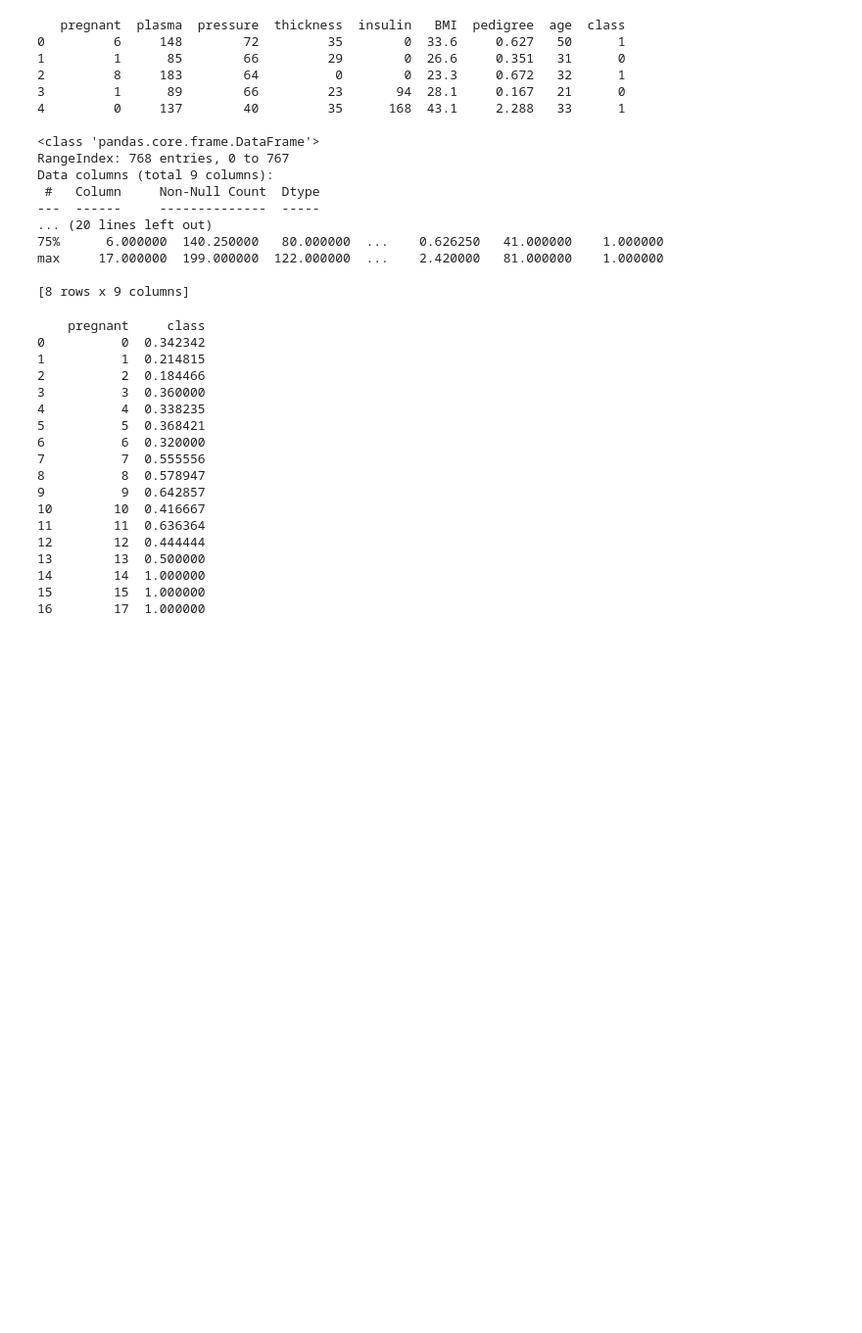
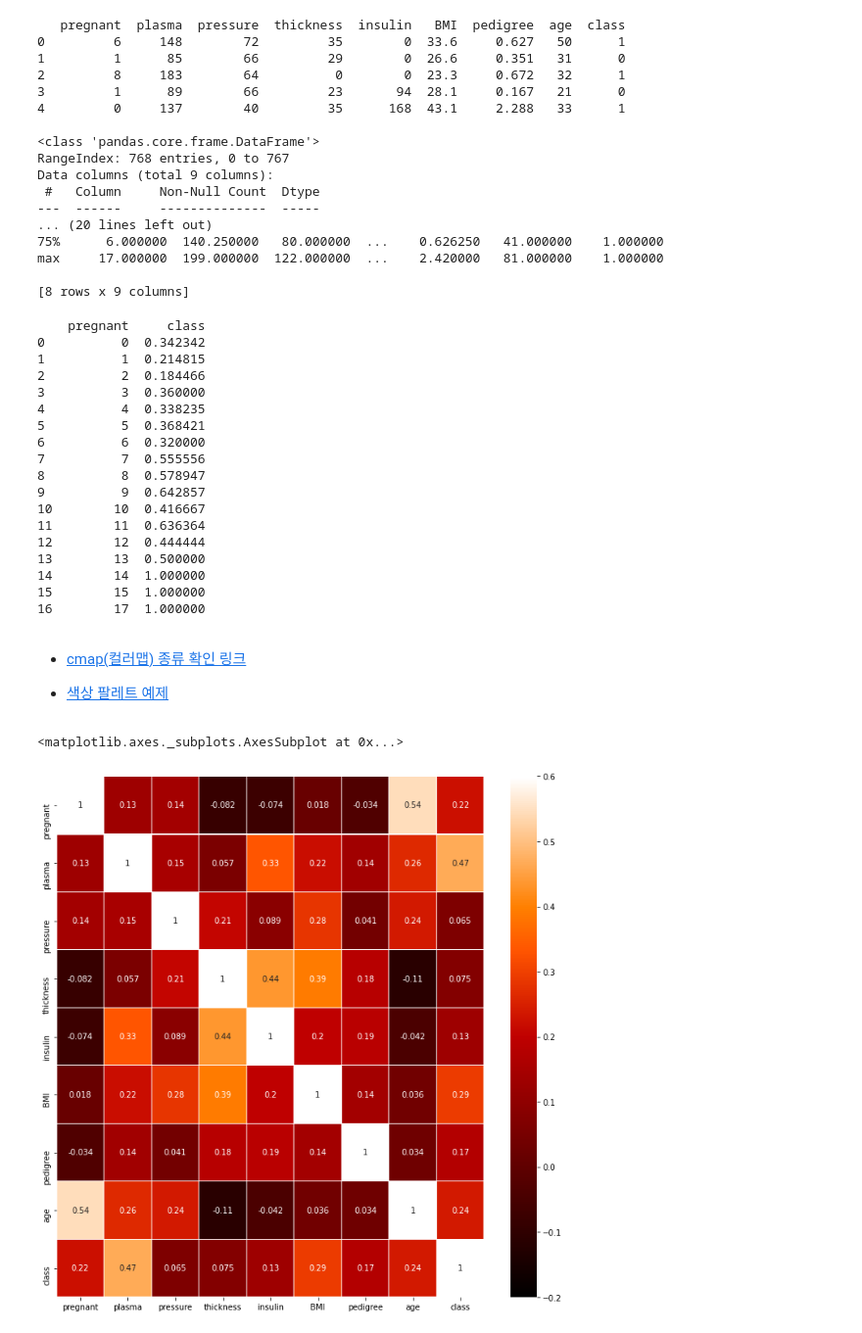
Before and after one commit to MarigoldJ/ygl2, a Jupyter notebook: mycode/modu/study_20210613.ipynb, the cells around one changed output. Shown at 98% size. Saved outputs shown, nothing was run; the diff lists cells and outputs as text; code cells hidden in the pictures; blank space fills up the shorter version.

```diff
--- a/mycode/modu/study_20210613.ipynb
+++ b/mycode/modu/study_20210613.ipynb
@@ -242,3 +261,26 @@ print(data2[['pregnant', 'class']].groupby(['pregnant'], as_index=False).mean().
 14        14  1.000000
 15        15  1.000000
 16        17  1.000000
+# %% [markdown]
+* [cmap(컬러맵) 종류 확인 링크](https://matplotlib.org/3.2.1/tutorials/colors/colormaps.html)
+
+* [색상 팔레트 예제](https://chrisalbon.com/python/data_visualization/seaborn_color_palettes/)
+# %%
+plt.figure(figsize=(12,12))
+sns.heatmap(data2.corr(), linewidths=0.1, linecolor='white',
+            vmin=-0.2, vmax=0.6,
+            cmap=plt.cm.gist_heat, annot=True)
+
+# linewidths : cell간 구분선의 너비
+# linecolor : cell간 구분선의 색깔
+
+# vmax, vmin : 표현 값의 최대 최소 설정, 색에 반영
+# center : 중앙값 선정
+
+# cbar : 오른쪽에 색상 바 나타낼지 여부
+# cmap : 정해진 팔레트, 색상
+
+# annot : 각 map에 corr 수치를 표시할지 여부
+# %% [output]
+<matplotlib.axes._subplots.AxesSubplot at 0x...>
+[figure, added]
```
Also changed, not shown: parts of 11 cells of this notebook.
